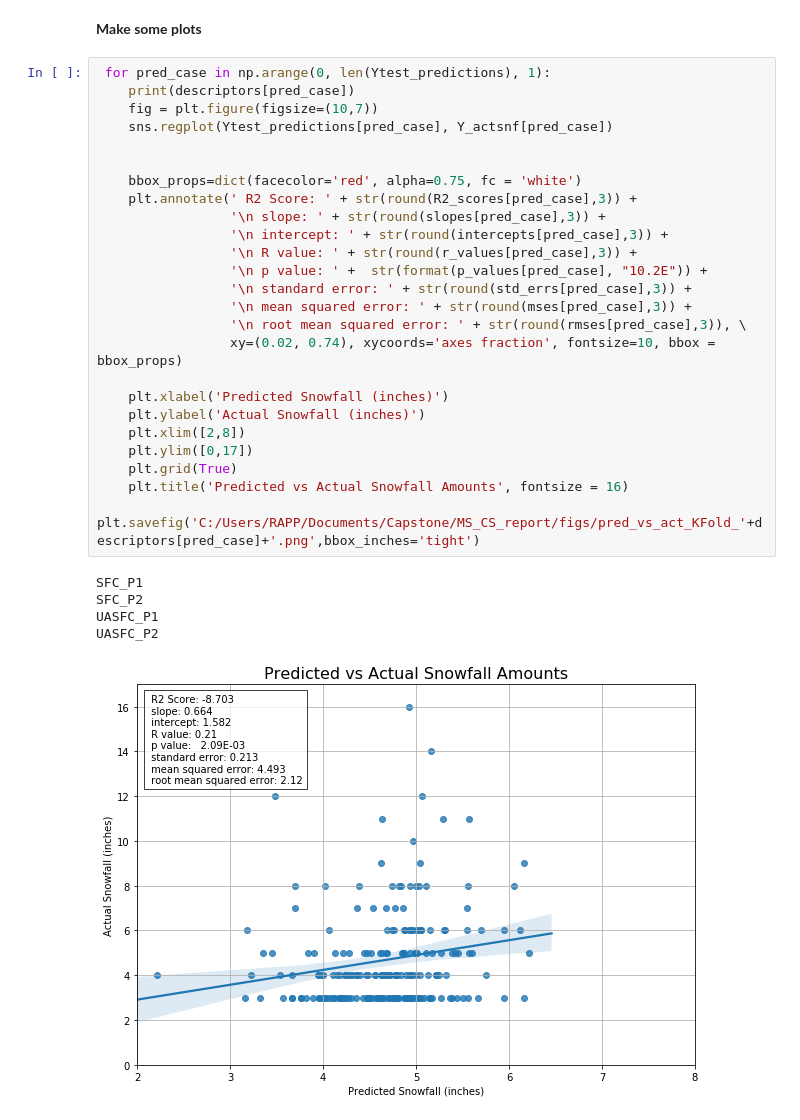
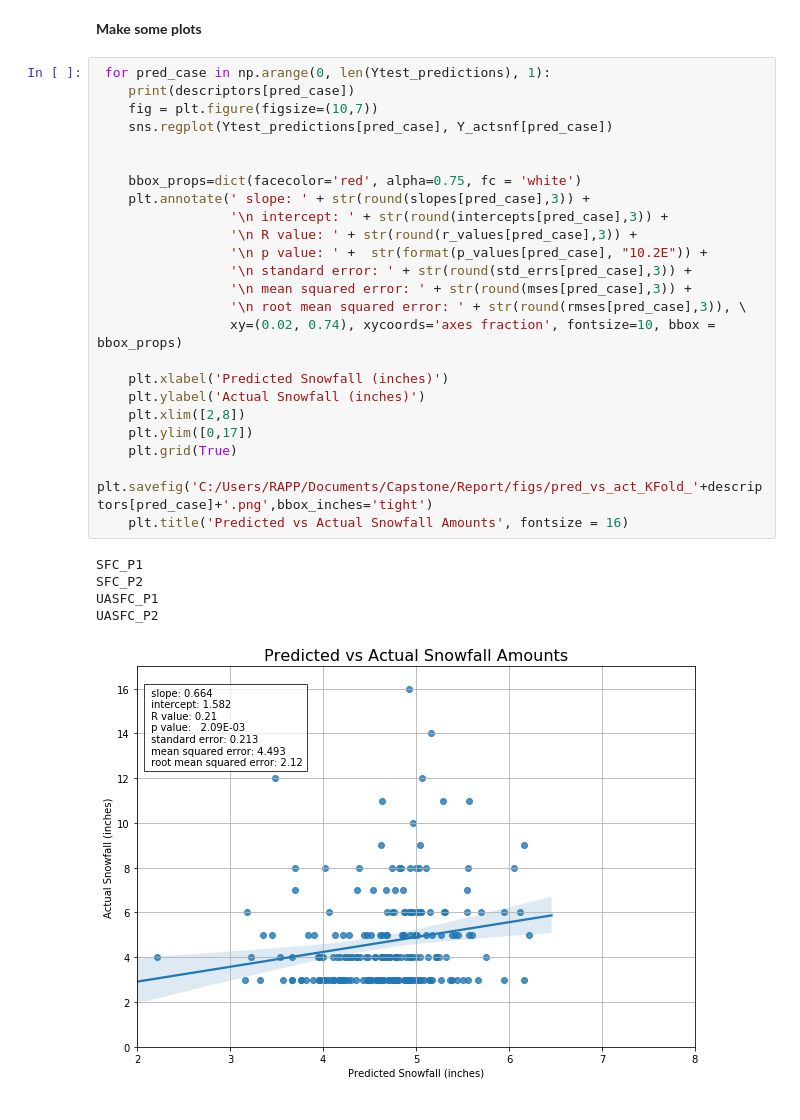
Before and after one commit to dustinrapp/Capstone_Springboard_Intermediate_Python, a Jupyter notebook: Projects/8a_UASFC_20-80_KFold_Crossval.ipynb, the cells around one changed output. Drawn from its saved outputs; the diff is of its cells as text.

Commit message:
saved figures no longer have titles

```diff
--- a/Projects/8a_UASFC_20-80_KFold_Crossval.ipynb
+++ b/Projects/8a_UASFC_20-80_KFold_Crossval.ipynb
@@ -303,31 +303,30 @@ Mean RMSE:[2.119723662287682, 2.118226740625471, 2.071222617588724, 2.1512983179
 # %%
  for pred_case in np.arange(0, len(Ytest_predictions), 1):
     print(descriptors[pred_case])
     fig = plt.figure(figsize=(10,7))
     sns.regplot(Ytest_predictions[pred_case], Y_actsnf[pred_case])
 
 
     bbox_props=dict(facecolor='red', alpha=0.75, fc = 'white')
-    plt.annotate(' R2 Score: ' + str(round(R2_scores[pred_case],3)) +
-                 '\n slope: ' + str(round(slopes[pred_case],3)) +
+    plt.annotate(' slope: ' + str(round(slopes[pred_case],3)) +
                  '\n intercept: ' + str(round(intercepts[pred_case],3)) +
                  '\n R value: ' + str(round(r_values[pred_case],3)) +
                  '\n p value: ' +  str(format(p_values[pred_case], "10.2E")) +
                  '\n standard error: ' + str(round(std_errs[pred_case],3)) +
                  '\n mean squared error: ' + str(round(mses[pred_case],3)) +
                  '\n root mean squared error: ' + str(round(rmses[pred_case],3)), \
                  xy=(0.02, 0.74), xycoords='axes fraction', fontsize=10, bbox = bbox_props)
 
     plt.xlabel('Predicted Snowfall (inches)')
     plt.ylabel('Actual Snowfall (inches)')
     plt.xlim([2,8])
     plt.ylim([0,17])
     plt.grid(True)
+    plt.savefig('C:/Users/RAPP/Documents/Capstone/Report/figs/pred_vs_act_KFold_'+descriptors[pred_case]+'.png',bbox_inches='tight')
     plt.title('Predicted vs Actual Snowfall Amounts', fontsize = 16)
-    plt.savefig('C:/Users/RAPP/Documents/Capstone/MS_CS_report/figs/pred_vs_act_KFold_'+descriptors[pred_case]+'.png',bbox_inches='tight')
 # %% [output]
 SFC_P1
 SFC_P2
 UASFC_P1
 UASFC_P2
-[figure, old version]
+[figure, new version]
```
Also changed, not shown: parts of 4 cells of this notebook.
